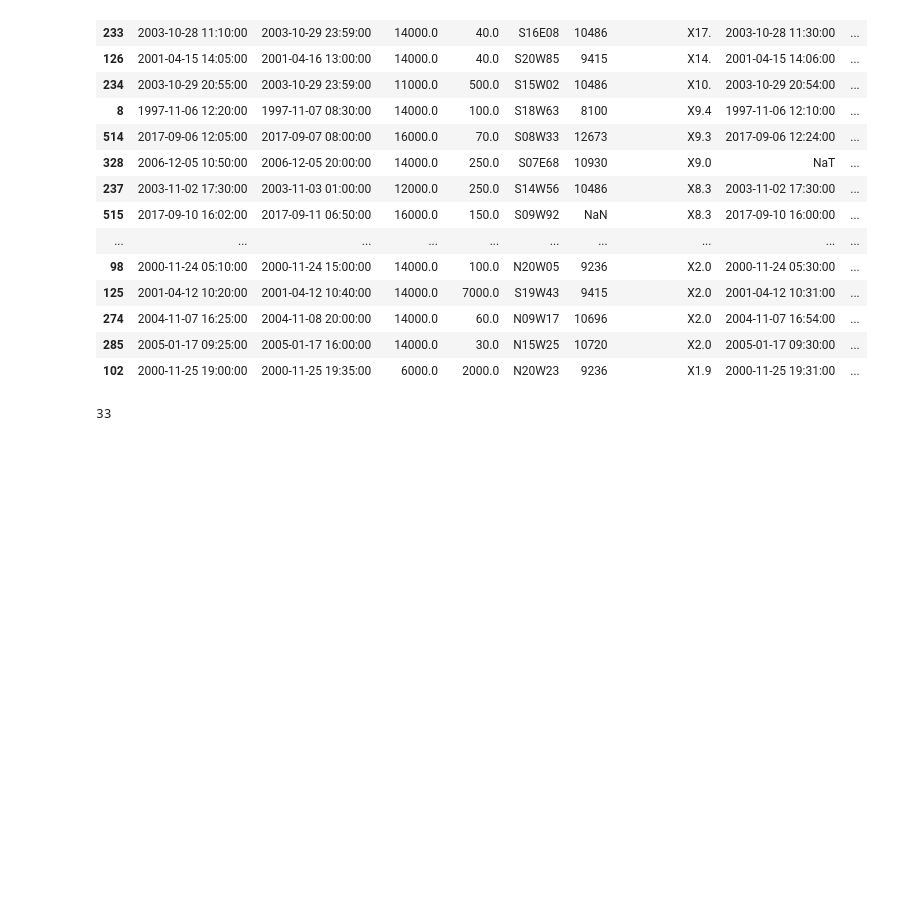
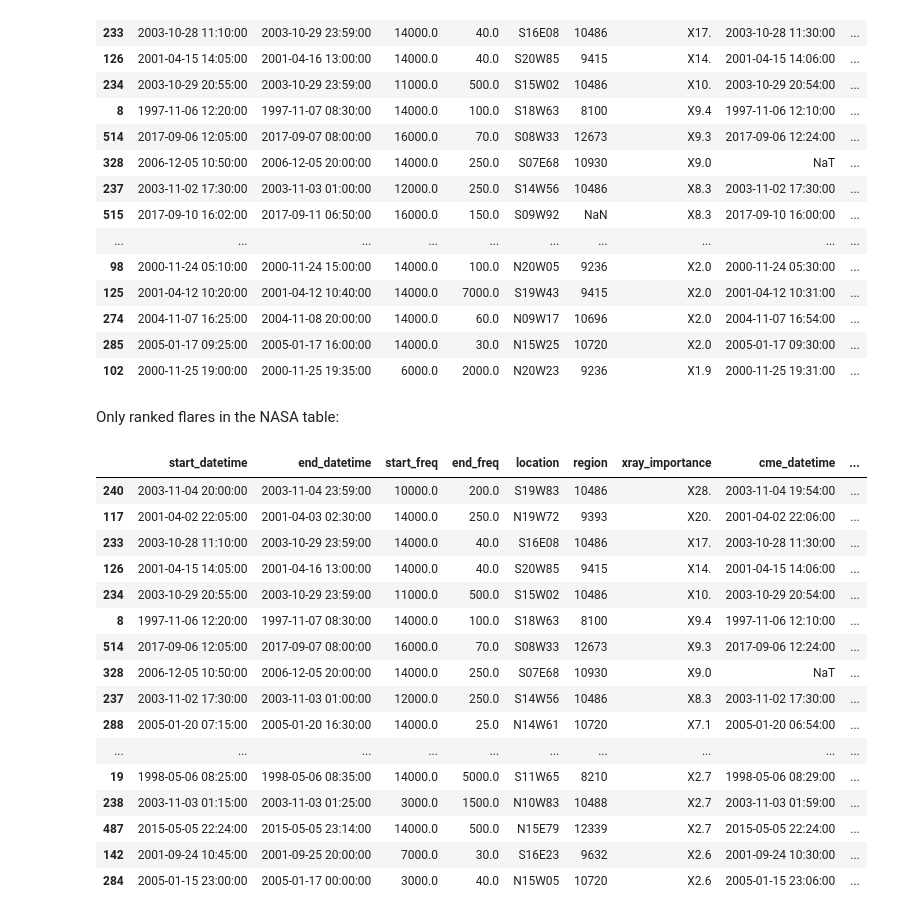
Before and after one commit to NickOuellet/Fly-Me-To-The-Moon, a Jupyter notebook: Fly Me To The Moon - P1P1.ipynb, the cells around one changed output. Saved outputs shown, nothing was run; the diff lists cells and outputs as text; code cells hidden in the pictures; blank space fills up the shorter version.

```diff
--- a/Fly Me To The Moon - P1P1.ipynb
+++ b/Fly Me To The Moon - P1P1.ipynb
@@ -446,8 +443,27 @@ NASAtop50_df
 | 274 | 2004-11-07 16:25:00 | 2004-11-08 20:00:00 | 14000.0 | 60.0 | N09W17 | 10696 | X2.0 | 2004-11-07 16:54:00 | ... |
 | 285 | 2005-01-17 09:25:00 | 2005-01-17 16:00:00 | 14000.0 | 30.0 | N15W25 | 10720 | X2.0 | 2005-01-17 09:30:00 | ... |
 | 102 | 2000-11-25 19:00:00 | 2000-11-25 19:35:00 | 6000.0 | 2000.0 | N20W23 | 9236 | X1.9 | 2000-11-25 19:31:00 | ... |
+# %% [markdown]
+Only ranked flares in the NASA table:
 # %%
-len(NASAtop50_df[NASAtop50_df["Match"].isnull() == False])
+NASAtop50_df = (NASAtop50_df[NASAtop50_df["Match"].isnull() == False])
+NASAtop50_df
 # %% [output]
-33
+|  | start_datetime | end_datetime | start_freq | end_freq | location | region | xray_importance | cme_datetime | ... |
+| 240 | 2003-11-04 20:00:00 | 2003-11-04 23:59:00 | 10000.0 | 200.0 | S19W83 | 10486 | X28. | 2003-11-04 19:54:00 | ... |
+| 117 | 2001-04-02 22:05:00 | 2001-04-03 02:30:00 | 14000.0 | 250.0 | N19W72 | 9393 | X20. | 2001-04-02 22:06:00 | ... |
+| 233 | 2003-10-28 11:10:00 | 2003-10-29 23:59:00 | 14000.0 | 40.0 | S16E08 | 10486 | X17. | 2003-10-28 11:30:00 | ... |
+| 126 | 2001-04-15 14:05:00 | 2001-04-16 13:00:00 | 14000.0 | 40.0 | S20W85 | 9415 | X14. | 2001-04-15 14:06:00 | ... |
+| 234 | 2003-10-29 20:55:00 | 2003-10-29 23:59:00 | 11000.0 | 500.0 | S15W02 | 10486 | X10. | 2003-10-29 20:54:00 | ... |
+| 8 | 1997-11-06 12:20:00 | 1997-11-07 08:30:00 | 14000.0 | 100.0 | S18W63 | 8100 | X9.4 | 1997-11-06 12:10:00 | ... |
+| 514 | 2017-09-06 12:05:00 | 2017-09-07 08:00:00 | 16000.0 | 70.0 | S08W33 | 12673 | X9.3 | 2017-09-06 12:24:00 | ... |
+| 328 | 2006-12-05 10:50:00 | 2006-12-05 20:00:00 | 14000.0 | 250.0 | S07E68 | 10930 | X9.0 | NaT | ... |
+| 237 | 2003-11-02 17:30:00 | 2003-11-03 01:00:00 | 12000.0 | 250.0 | S14W56 | 10486 | X8.3 | 2003-11-02 17:30:00 | ... |
+| 288 | 2005-01-20 07:15:00 | 2005-01-20 16:30:00 | 14000.0 | 25.0 | N14W61 | 10720 | X7.1 | 2005-01-20 06:54:00 | ... |
+| ... | ... | ... | ... | ... | ... | ... | ... | ... | ... |
+| 19 | 1998-05-06 08:25:00 | 1998-05-06 08:35:00 | 14000.0 | 5000.0 | S11W65 | 8210 | X2.7 | 1998-05-06 08:29:00 | ... |
+| 238 | 2003-11-03 01:15:00 | 2003-11-03 01:25:00 | 3000.0 | 1500.0 | N10W83 | 10488 | X2.7 | 2003-11-03 01:59:00 | ... |
+| 487 | 2015-05-05 22:24:00 | 2015-05-05 23:14:00 | 14000.0 | 500.0 | N15E79 | 12339 | X2.7 | 2015-05-05 22:24:00 | ... |
+| 142 | 2001-09-24 10:45:00 | 2001-09-25 20:00:00 | 7000.0 | 30.0 | S16E23 | 9632 | X2.6 | 2001-09-24 10:30:00 | ... |
+| 284 | 2005-01-15 23:00:00 | 2005-01-17 00:00:00 | 3000.0 | 40.0 | N15W05 | 10720 | X2.6 | 2005-01-15 23:06:00 | ... |
 # %% [markdown]
```
Also changed, not shown: parts of 5 cells of this notebook.
